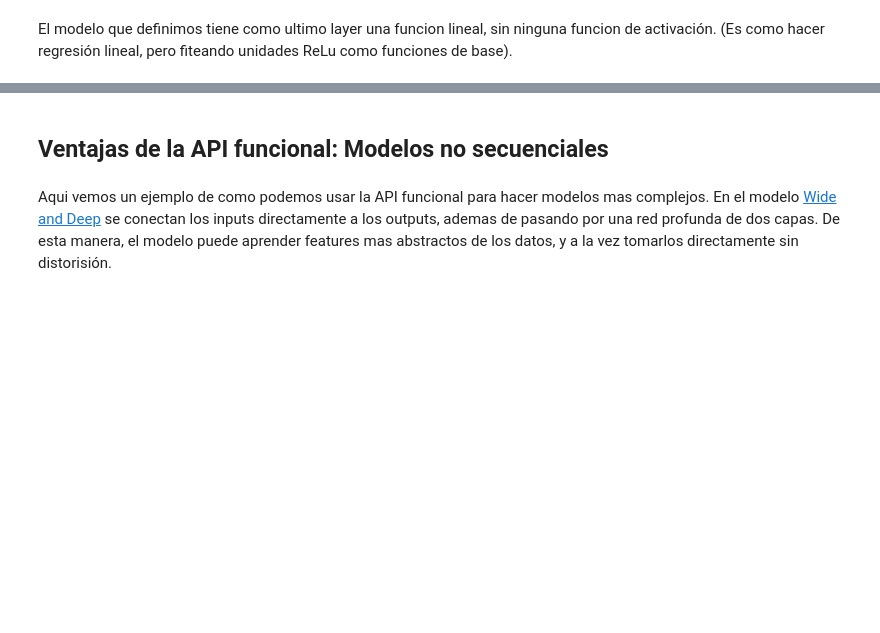
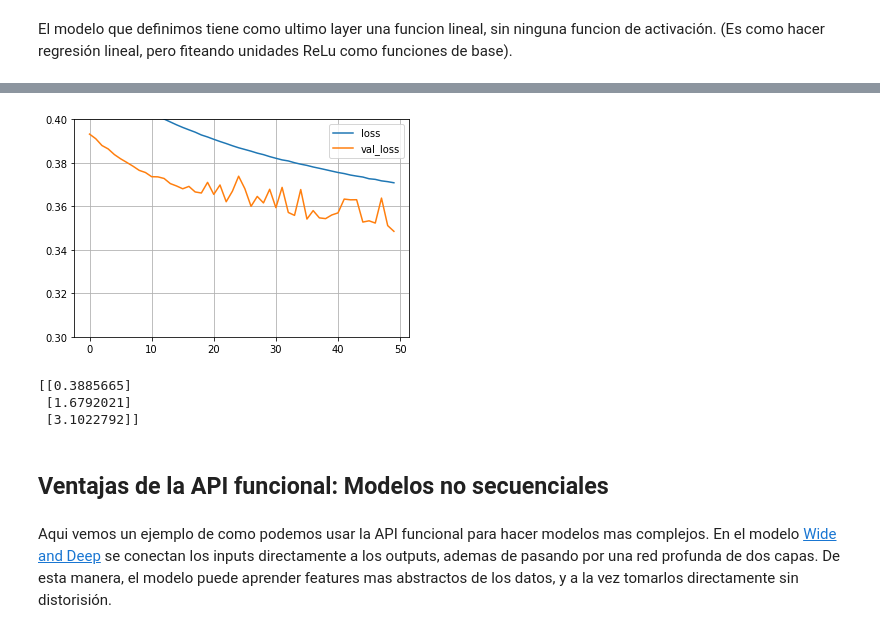
Before and after one commit to JavierGold/ML_UNSAM-2-2020, a Jupyter notebook: 13p_Neural_Networks.ipynb, the cells around one changed output, grey strips where cells are left out. Saved outputs shown, nothing was run; the diff lists cells and outputs as text; code cells hidden in the pictures; blank space fills up the shorter version.

```diff
--- a/13p_Neural_Networks.ipynb
+++ b/13p_Neural_Networks.ipynb
@@ -264,7 +373,7 @@ model = keras.models.Sequential([
     keras.layers.Dense(1)
 ])
 model.compile(loss="mean_squared_error", optimizer=keras.optimizers.SGD(lr=1e-3))
-history = model.fit(X_train, y_train, epochs=20, validation_data=(X_valid, y_valid))
+history = model.fit(X_train, y_train, epochs=50, validation_data=(X_valid, y_valid))
 mse_test = model.evaluate(X_test, y_test)
 X_new = X_test[:3]
 y_pred = model.predict(X_new)
@@ -270,0 +398,2 @@ y_pred = model.predict(X_new)
+# %%
+history = model.fit(X_train, y_train, epochs=50, validation_data=(X_valid, y_valid))
@@ -271,9 +418,14 @@ y_pred = model.predict(X_new)
 # %%
 pd.DataFrame(history.history).plot()
 plt.grid(True)
-plt.gca().set_ylim(0, 1)
+plt.gca().set_ylim(0.3, 0.4)
 plt.show()
 print(y_pred)
+# %% [output]
+[figure, added]
+[[0.3885665]
+ [1.6792021]
+ [3.1022792]]
 # %% [markdown]
 ## Ventajas de la API funcional: Modelos no secuenciales
 # %% [markdown]
```
Also changed, not shown: parts of 27 cells of this notebook.
